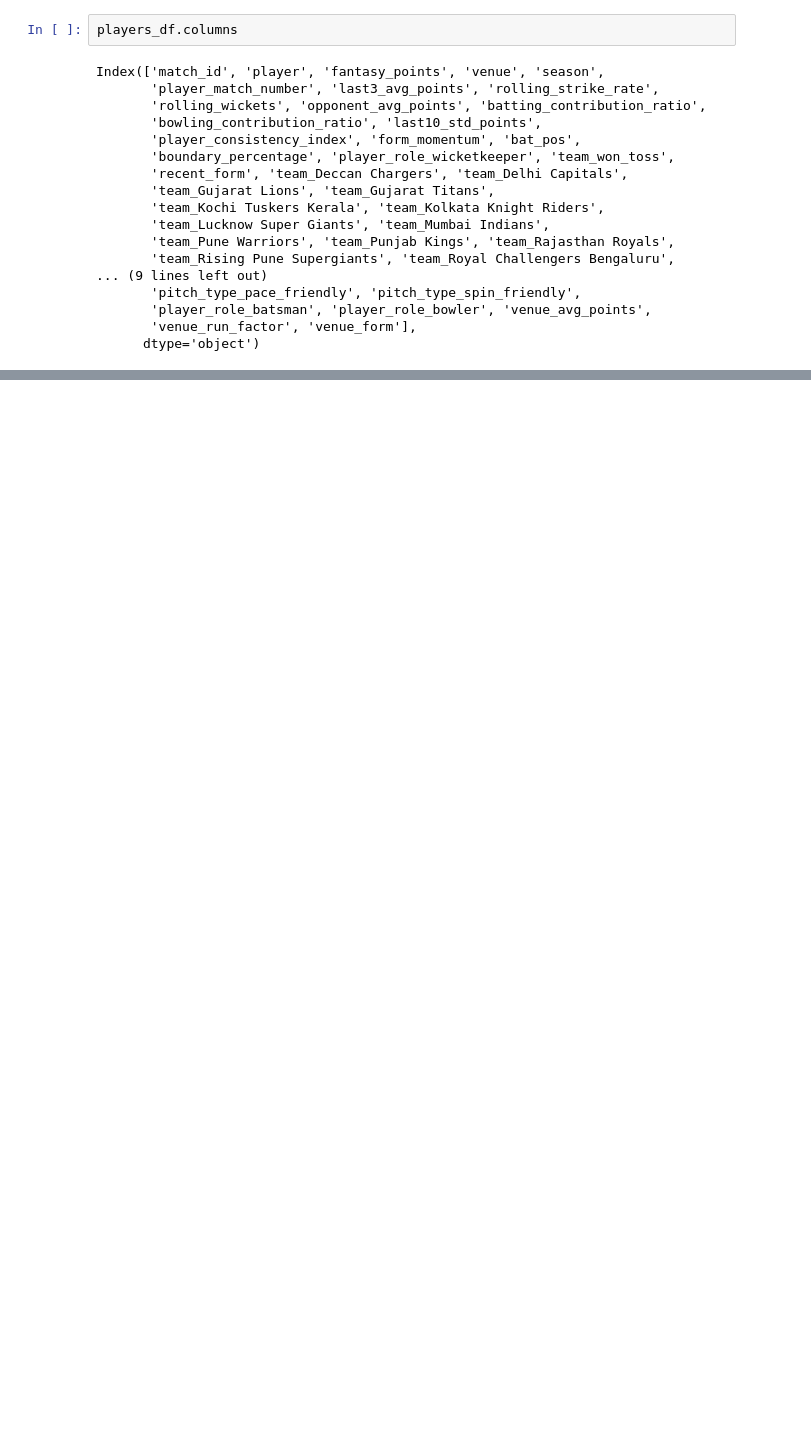
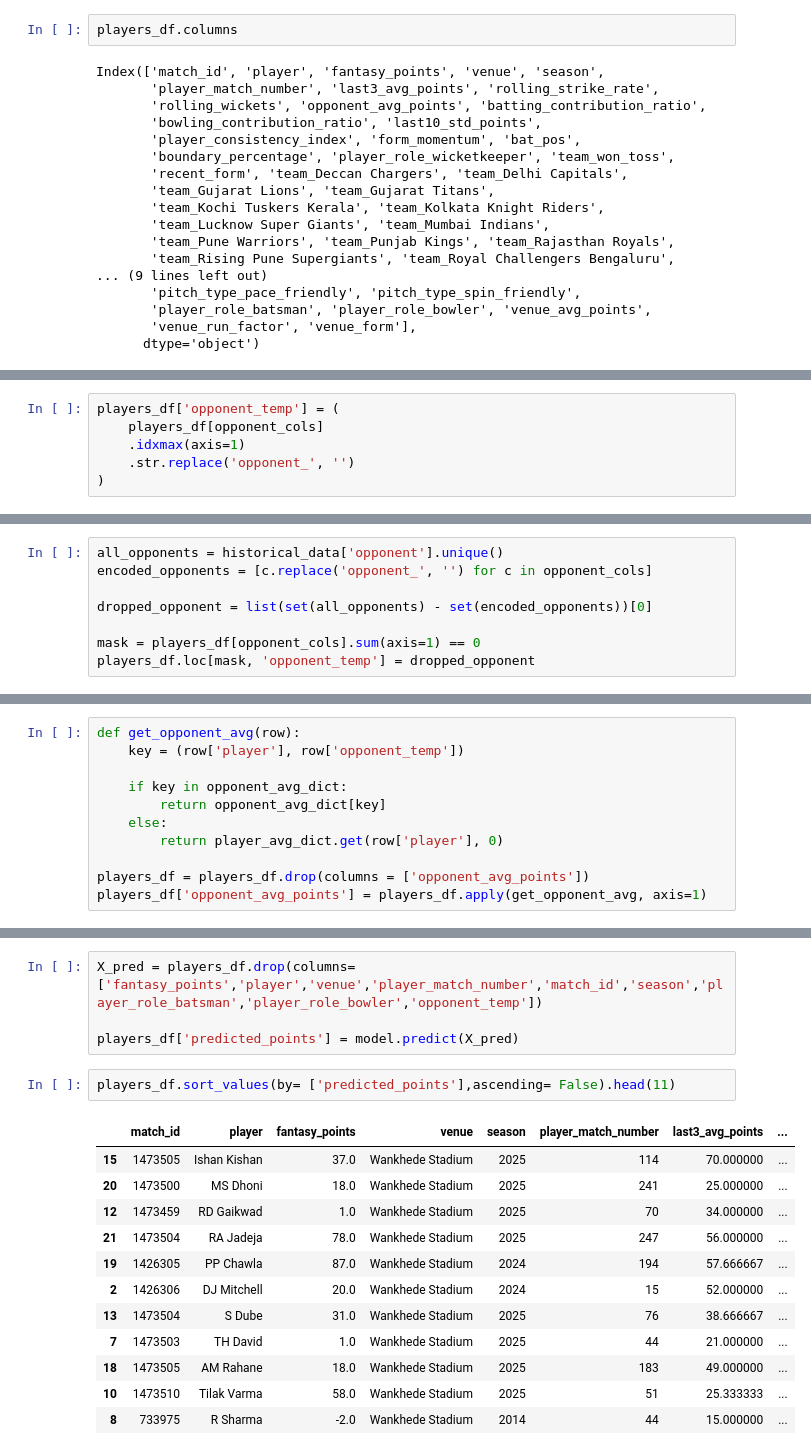
Before and after one commit to GuptaNidhish/FantasyTeamPredictor, a Jupyter notebook: notebooks/inference1.ipynb, the cells around one changed output, grey strips where cells are left out. Cells and saved outputs as stored; diff of their text form; blank space fills up the shorter version.

```diff
--- a/notebooks/inference1.ipynb
+++ b/notebooks/inference1.ipynb
@@ -345,0 +590,6 @@ Index(['match_id', 'player', 'fantasy_points', 'venue', 'season',
+# %%
+players_df['opponent_temp'] = (
+    players_df[opponent_cols]
+    .idxmax(axis=1)
+    .str.replace('opponent_', '')
+)
@@ -345,0 +616,8 @@ Index(['match_id', 'player', 'fantasy_points', 'venue', 'season',
+# %%
+all_opponents = historical_data['opponent'].unique()
+encoded_opponents = [c.replace('opponent_', '') for c in opponent_cols]
+
+dropped_opponent = list(set(all_opponents) - set(encoded_opponents))[0]
+
+mask = players_df[opponent_cols].sum(axis=1) == 0
+players_df.loc[mask, 'opponent_temp'] = dropped_opponent
@@ -345,0 +644,11 @@ Index(['match_id', 'player', 'fantasy_points', 'venue', 'season',
+# %%
+def get_opponent_avg(row):
+    key = (row['player'], row['opponent_temp'])
+
+    if key in opponent_avg_dict:
+        return opponent_avg_dict[key]
+    else:
+        return player_avg_dict.get(row['player'], 0)
+
+players_df = players_df.drop(columns = ['opponent_avg_points'])
+players_df['opponent_avg_points'] = players_df.apply(get_opponent_avg, axis=1)
@@ -345,0 +675,19 @@ Index(['match_id', 'player', 'fantasy_points', 'venue', 'season',
+# %%
+X_pred = players_df.drop(columns=['fantasy_points','player','venue','player_match_number','match_id','season','player_role_batsman','player_role_bowler','opponent_temp'])
+
+players_df['predicted_points'] = model.predict(X_pred)
+# %%
+players_df.sort_values(by= ['predicted_points'],ascending= False).head(11)
+# %% [output]
+|  | match_id | player | fantasy_points | venue | season | player_match_number | last3_avg_points | ... |
+| 15 | 1473505 | Ishan Kishan | 37.0 | Wankhede Stadium | 2025 | 114 | 70.000000 | ... |
+| 20 | 1473500 | MS Dhoni | 18.0 | Wankhede Stadium | 2025 | 241 | 25.000000 | ... |
+| 12 | 1473459 | RD Gaikwad | 1.0 | Wankhede Stadium | 2025 | 70 | 34.000000 | ... |
+| 21 | 1473504 | RA Jadeja | 78.0 | Wankhede Stadium | 2025 | 247 | 56.000000 | ... |
+| 19 | 1426305 | PP Chawla | 87.0 | Wankhede Stadium | 2024 | 194 | 57.666667 | ... |
+| 2 | 1426306 | DJ Mitchell | 20.0 | Wankhede Stadium | 2024 | 15 | 52.000000 | ... |
+| 13 | 1473504 | S Dube | 31.0 | Wankhede Stadium | 2025 | 76 | 38.666667 | ... |
+| 7 | 1473503 | TH David | 1.0 | Wankhede Stadium | 2025 | 44 | 21.000000 | ... |
+| 18 | 1473505 | AM Rahane | 18.0 | Wankhede Stadium | 2025 | 183 | 49.000000 | ... |
+| 10 | 1473510 | Tilak Varma | 58.0 | Wankhede Stadium | 2025 | 51 | 25.333333 | ... |
+| 8 | 733975 | R Sharma | -2.0 | Wankhede Stadium | 2014 | 44 | 15.000000 | ... |
```
Also changed, not shown: parts of 26 cells of this notebook, 4 other files.
